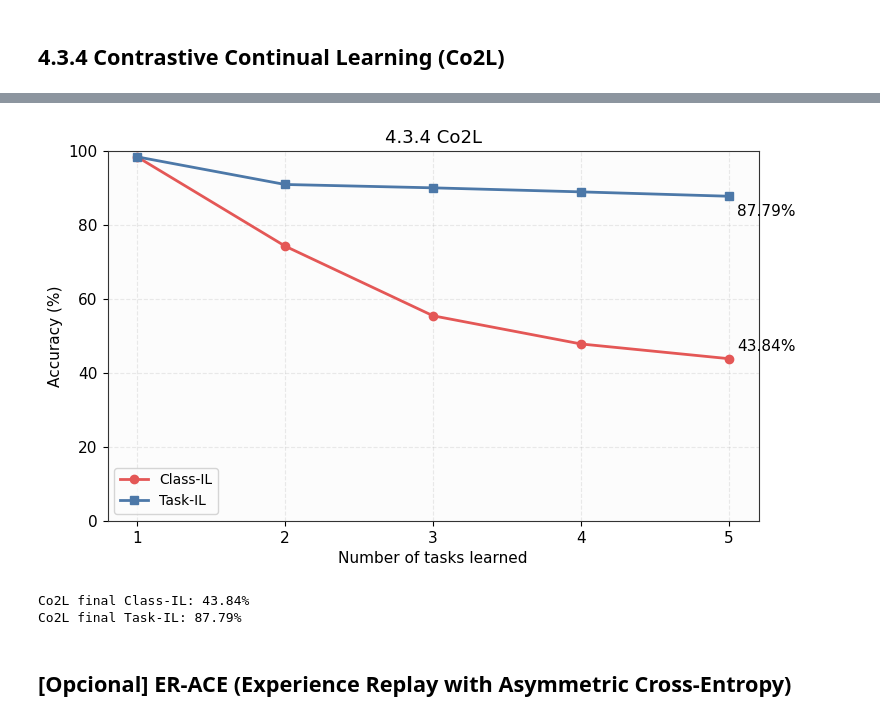
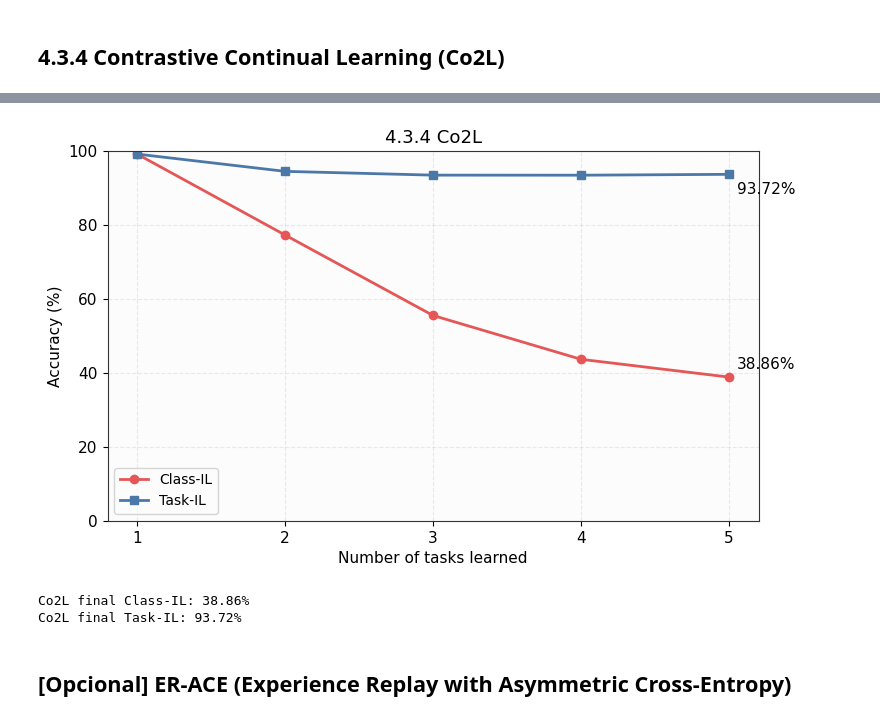
Before and after one commit to Mateo-Giacometti/seq_cifar10_continual_learning, a Jupyter notebook: tp1.ipynb, the cells around one changed output, grey strips where cells are left out. Saved outputs shown, nothing was run; the diff lists cells and outputs as text; code cells hidden in the pictures.

```diff
--- a/tp1.ipynb
+++ b/tp1.ipynb
@@ -342,11 +455,18 @@ Naive final Task-IL: 59.14%
 # %%
 ewc_ckpt = ckpt("ewc_seq_cifar10.pt")
 
+need_train_ewc = True
 if ewc_ckpt.exists():
     payload = load_checkpoint(ewc_ckpt, map_location=device)
-    ewc_history = payload["history"]
-    print(f"Loaded checkpoint: {ewc_ckpt}")
-else:
+    candidate_history = payload.get("history", {})
+    if history_matches_protocol(candidate_history):
+        ewc_history = candidate_history
+        print(f"Loaded checkpoint: {ewc_ckpt}")
+        need_train_ewc = False
+    else:
+        print("EWC checkpoint incompatible with from_task0_pretrained protocol. Re-training and overwriting.")
+
+if need_train_ewc:
     ewc_model, ewc_history = train_ewc_method(
         backbone=supcon_model.backbone,
         feat_dim=feat_dim,
@@ -361,6 +481,11 @@ else:
         weight_decay=float(cfg.ewc.weight_decay),
         ewc_lambda=float(cfg.ewc.lambda_ewc),
         fisher_max_batches=int(cfg.ewc.fisher_max_batches),
+        task_ids=protocol_task_ids,
+        initial_model=initial_classifier,
+        initial_seen_task_ids=initial_seen_task_ids,
+        initial_ewc_terms=initial_ewc_terms,
+        baseline_payload=task0_baseline,
         verbose=True,
     )
     save_checkpoint(
@@ -470,15 +569,22 @@ LwF final Task-IL: 74.15%
 # %%
 co2l_ckpt = ckpt("co2l_seq_cifar10.pt")
 
+need_train_co2l = True
 if co2l_ckpt.exists():
     payload = load_checkpoint(co2l_ckpt, map_location=device)
-    co2l_history = payload["history"]
-    print(f"Loaded checkpoint: {co2l_ckpt}")
-else:
+    candidate_history = payload.get("history", {})
+    if history_matches_protocol(candidate_history):
+        co2l_history = candidate_history
+        print(f"Loaded checkpoint: {co2l_ckpt}")
+        need_train_co2l = False
+    else:
+        print("Co2L checkpoint incompatible with from_task0_pretrained protocol. Re-training and overwriting.")
+
+if need_train_co2l:
     co2l_model, co2l_history = train_co2l_method(
         backbone=supcon_model.backbone,
         feat_dim=feat_dim,
-        train_loaders=task_train_loaders,
+        train_loaders=co2l_train_loaders,
         train_loaders_eval=task_train_loaders,
         test_loaders=task_test_loaders,
         task_classes=seq_builder.task_classes,
@@ -500,8 +606,14 @@ else:
         eval_linear_lr=float(cfg.co2l.eval_linear_lr),
         eval_linear_milestones=list(cfg.co2l.eval_linear_milestones),
         eval_linear_gamma=float(cfg.co2l.eval_linear_gamma),
+        task_ids=protocol_task_ids,
         seed=int(cfg.training.seed),
         max_replay_batch_size=int(cfg.co2l.max_replay_batch_size),
+        initial_model=co2l_initial_model,
+        initial_seen_task_ids=initial_seen_task_ids,
+        initial_past_model=co2l_initial_past_model,
+        initial_buffer=task0_buffer,
+        baseline_payload=task0_baseline,
         verbose=True,
     )
     save_checkpoint(
@@ -541,6 +637,6 @@ Saved checkpoint: outputs/checkpoints/co2l_seq_cifar10.pt
-[figure, old version]
+[figure, new version]
-Co2L final Class-IL: 43.84%
-Co2L final Task-IL: 87.79%
+Co2L final Class-IL: 38.86%
+Co2L final Task-IL: 93.72%
 # %% [markdown]
 ## [Opcional] ER-ACE (Experience Replay with Asymmetric Cross-Entropy)
 # %%
```
Also changed, not shown: parts of 10 cells of this notebook, 9 other files.
